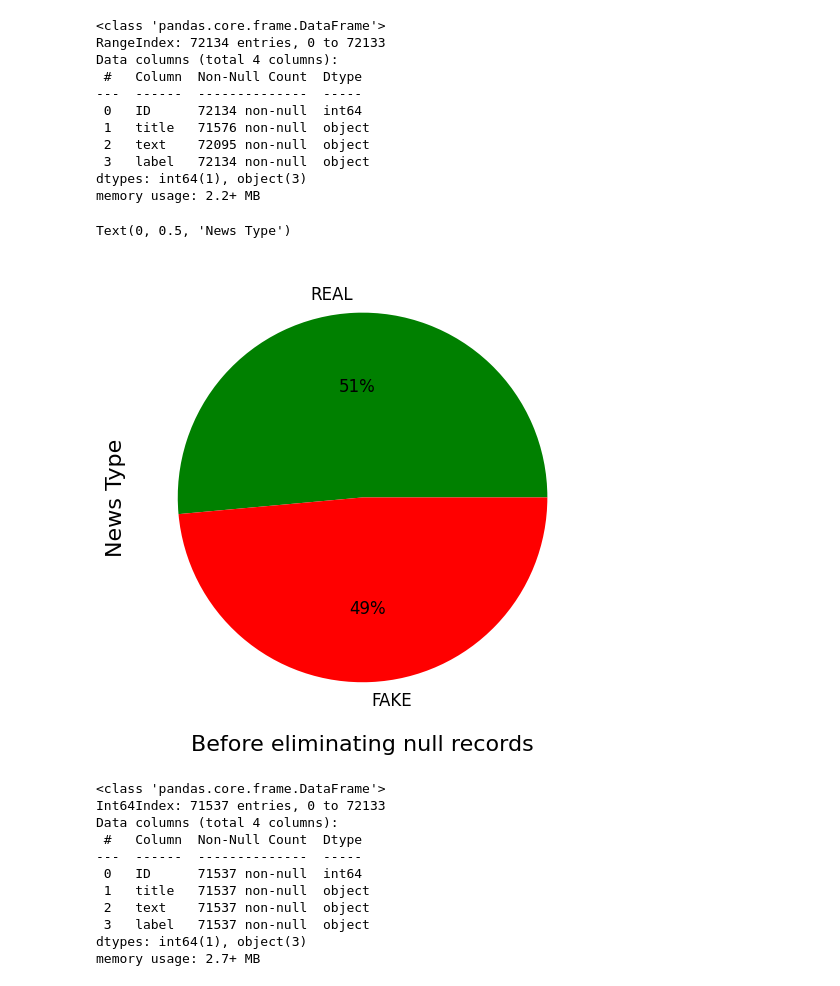
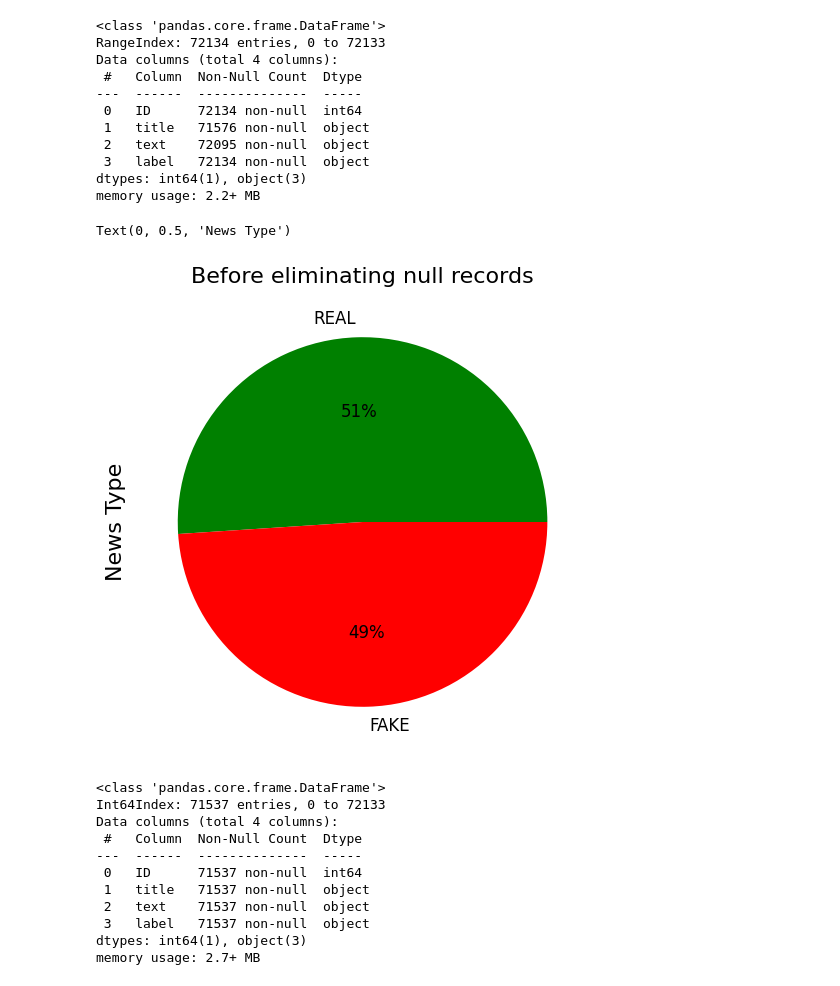
Before and after one commit to sanketraikar97/FakeNewsDetector, a Jupyter notebook: FakeNewsAll.ipynb, the cells around one changed output. Drawn from its saved outputs; the diff is of its cells as text; code cells hidden in the pictures.

```diff
--- a/FakeNewsAll.ipynb
+++ b/FakeNewsAll.ipynb
@@ -62,11 +62,11 @@ dtypes: int64(1), object(3)
 memory usage: 2.2+ MB
 # %%
 news.label.value_counts().plot(kind='pie',fontsize=12,figsize=(9,6),colors=['green','red'],autopct='%1.0f%%')
-plt.xlabel('Before eliminating null records',size=16)
+plt.title('Before eliminating null records',size=16)
 plt.ylabel('News Type',size=16)
 # %% [output]
 Text(0, 0.5, 'News Type')
-[figure, old version]
+[figure, new version]
 # %%
 news = news.dropna(subset=['text','title'])
 # %%
```
Also changed, not shown: parts of 26 cells of this notebook.
